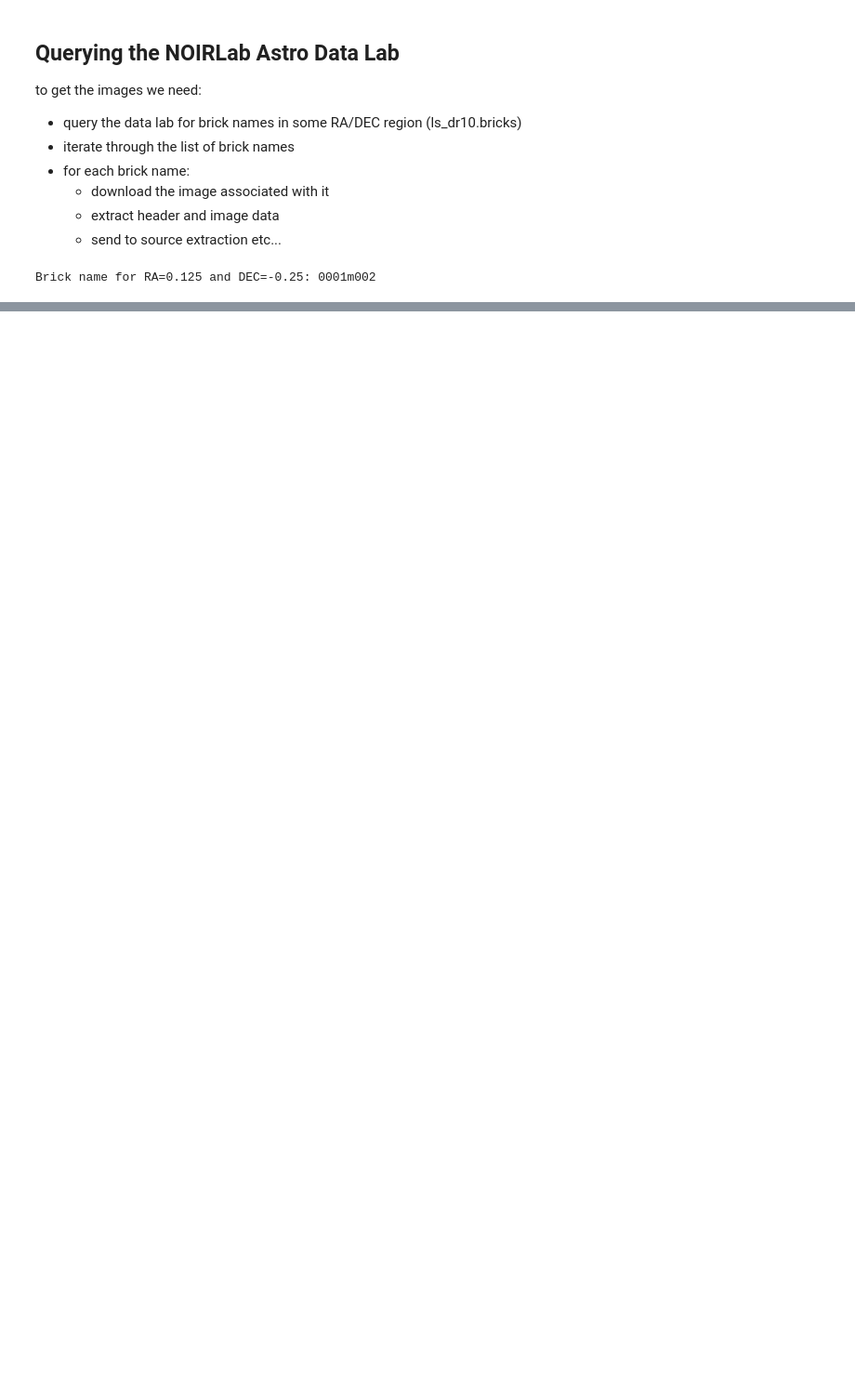
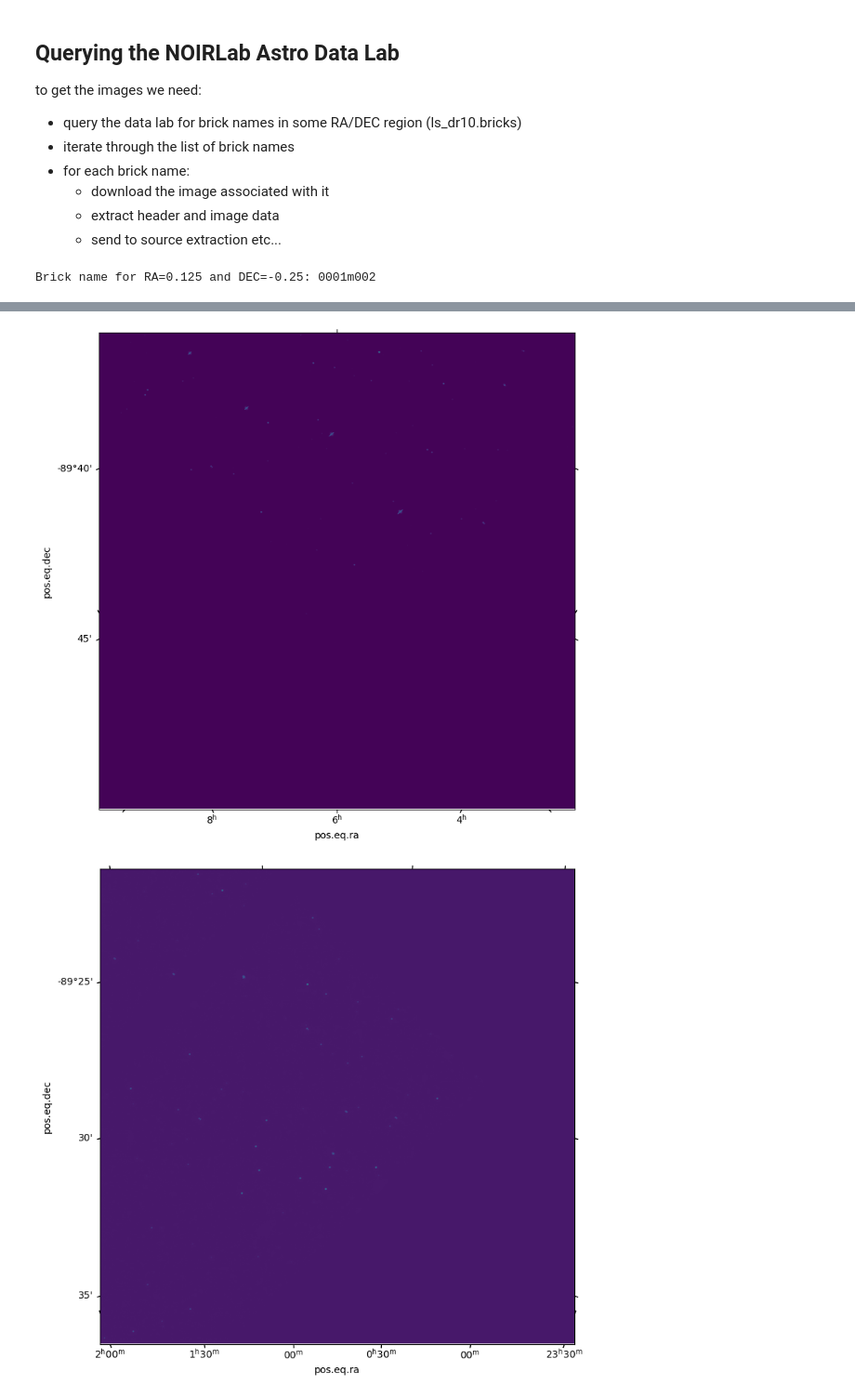
Before and after one commit to cyb0rb/WiFeS_Catalog, a Jupyter notebook: query_images.ipynb, the cells around one changed output, grey strips where cells are left out. Shown at 93% size. Saved outputs shown, nothing was run; the diff lists cells and outputs as text; code cells hidden in the pictures; blank space fills up the shorter version.

```diff
--- a/query_images.ipynb
+++ b/query_images.ipynb
@@ -219,10 +238,14 @@ def iterate_bricks(brick_df):
     """Iterate through a dataframe of brick names and generate the images from them
     """
 
-    # image_array = []
+    image_array = []
 
     for brick in brick_df['brickname']:
         print(brick)
+        head, data = obtain_image(brick, "g")
+        image_array.append((head, data))
 
-iterate_bricks(brick_df)
+    return image_array
+
+image_array = iterate_bricks(brick_df)
 # %% [output]
@@ -238,0 +269,6 @@ iterate_bricks(brick_df)
+# %%
+for image in image_array:
+    plot_image(image[0], image[1])
+# %% [output]
+[figure, added]
+[figure, added]
```
Also changed, not shown: parts of 7 cells of this notebook.
